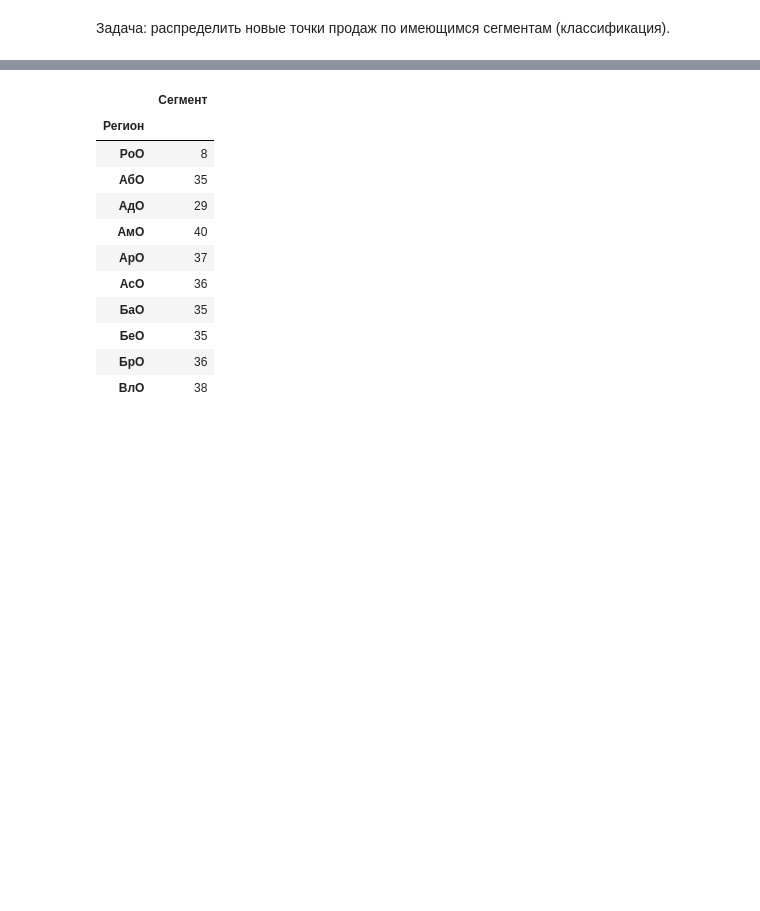
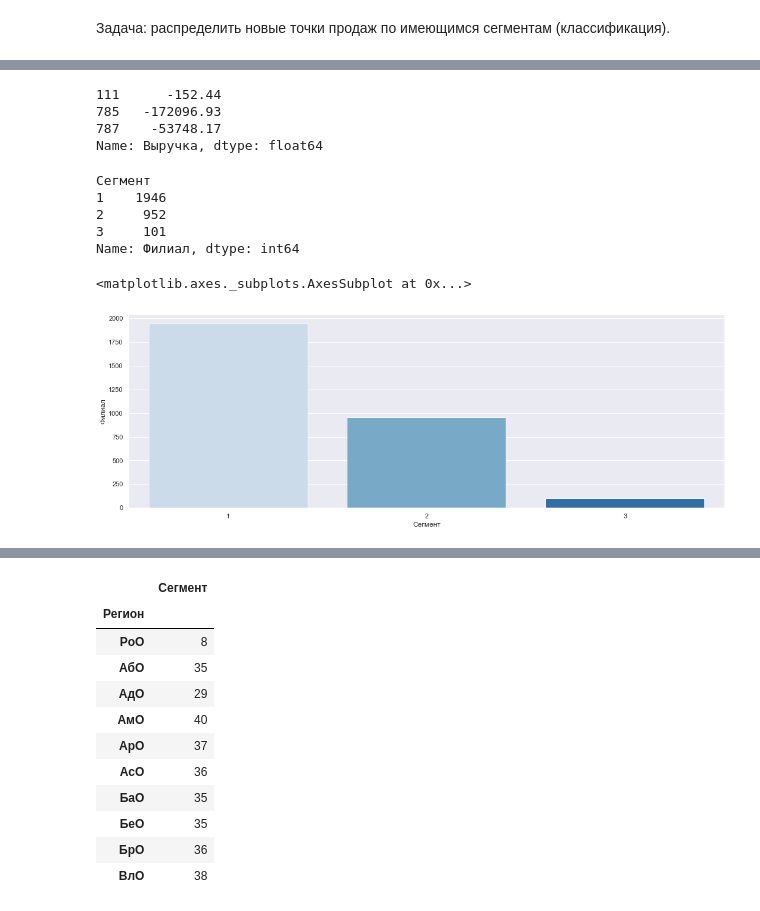
Before and after one commit to dlisitsin/models, a Jupyter notebook: classification.ipynb, the cells around one changed output, grey strips where cells are left out. Saved outputs shown, nothing was run; the diff lists cells and outputs as text; code cells hidden in the pictures; blank space fills up the shorter version.

```diff
--- a/classification.ipynb
+++ b/classification.ipynb
@@ -68,0 +98,26 @@ df_old.describe().T
+# %%
+df_old[(df_old['Сегмент'] == 1) & (df_old['Выручка'] < 0)]['Выручка'] = df_old_oultiers_mean.iloc[0, 0]
+# %% [output]
+111      -152.44
+785   -172096.93
+787    -53748.17
+Name: Выручка, dtype: float64
+# %%
+# какой вообще баланс классов
+
+df_old[['Филиал', 'Сегмент']].groupby(['Сегмент'])['Филиал'].count()
+# %% [output]
+Сегмент
+1    1946
+2     952
+3     101
+Name: Филиал, dtype: int64
+# %%
+# баланс классов графиком
+
+df_seg = df_old[['Филиал', 'Сегмент']].groupby(['Сегмент'])['Филиал'].count().to_frame()
+plt.figure(figsize=(18, 6))
+sns.barplot(x=df_seg.index, y='Филиал', data=df_seg, palette='Blues')
+# %% [output]
+<matplotlib.axes._subplots.AxesSubplot at 0x...>
+[figure, added]
```
Also changed, not shown: parts of 26 cells of this notebook.
